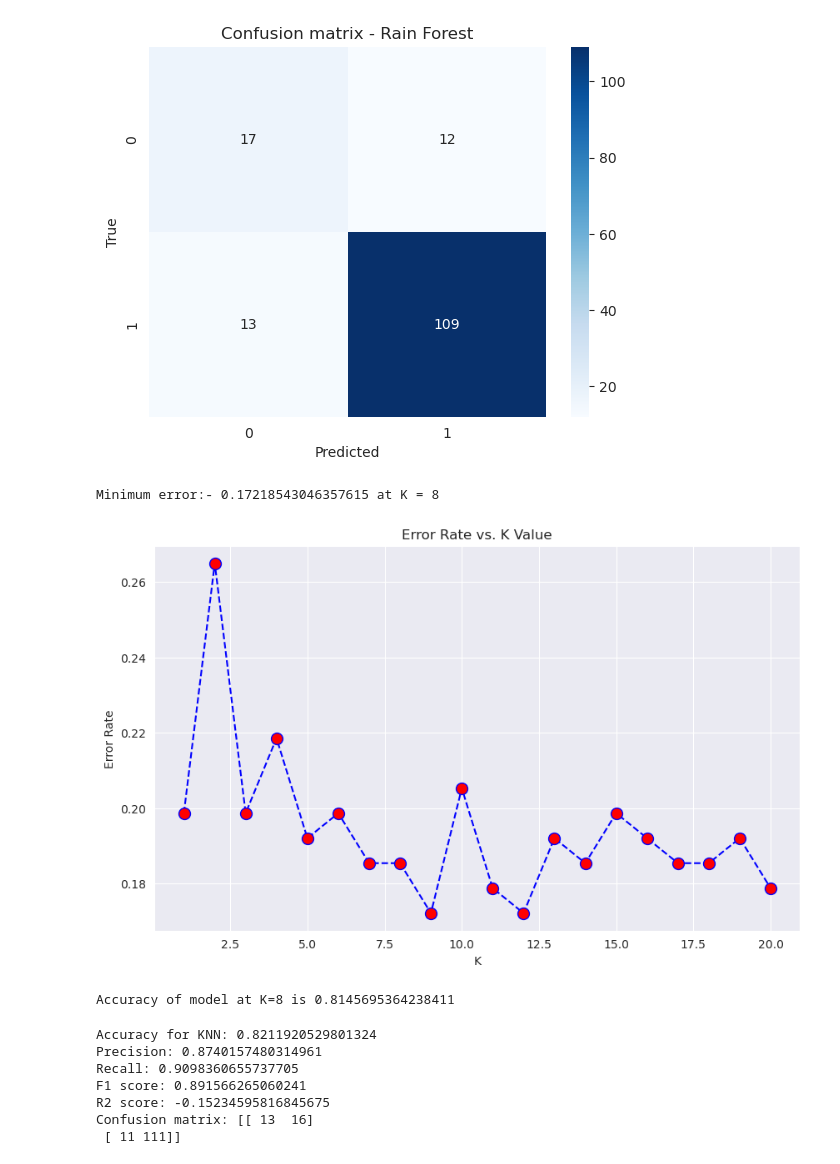
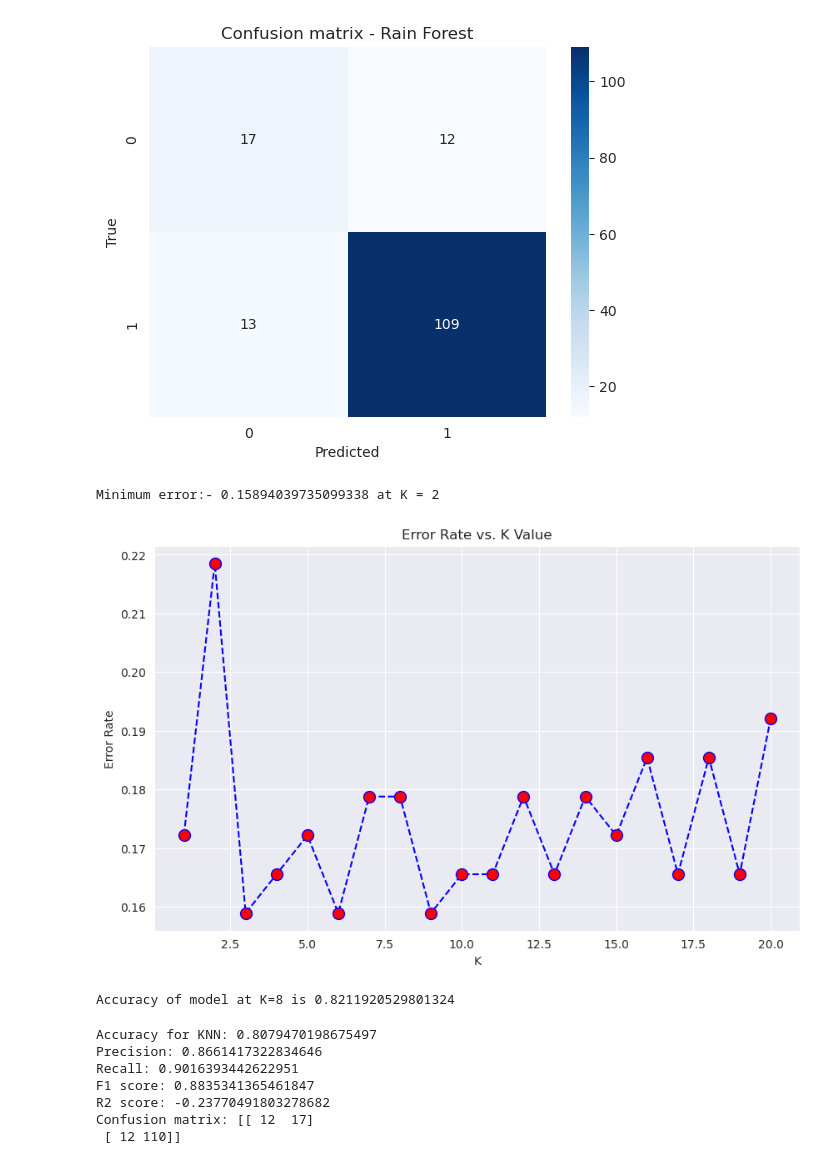
Before and after one commit to pcperera/attrition, a Jupyter notebook: Final1_From_descriptive-feature-engineering-combined.ipynb, the cells around one changed output. Drawn from its saved outputs; the diff is of its cells as text; code cells hidden in the pictures.

```diff
--- a/Final1_From_descriptive-feature-engineering-combined.ipynb
+++ b/Final1_From_descriptive-feature-engineering-combined.ipynb
@@ -294,3 +291,7 @@ temp_plot.bar_label(temp_plot.containers[0], labels=df_employee_for_modeling['Em
 plt.show()
 # %% [output]
 [figure]
+# %%
+# Split the dataset into training and testing sets
+
+X_train, X_test, y_train, y_test = train_test_split(df_employee_for_modeling[['Gender_Code', 'Material_Status_Code', 'Employment_Duration', 'Leave_Count']], df_employee_for_modeling['Is_Attrition'], test_size=0.2, random_state=55)
@@ -325,25 +330,22 @@ plt.show()
 # %% [output]
 [figure]
 # %%
-# Split the dataset into training and testing sets
-rf_x_train, rf_x_test, rf_y_train, rf_y_test = train_test_split(df_employee_for_modeling[['Gender_Code', 'Material_Status_Code', 'Employment_Duration', 'Leave_Count']], df_employee_for_modeling['Is_Attrition'], test_size=0.2, random_state=55)
+rf_model = RandomForestClassifier(n_estimators=100, random_state=42)
+rf_model.fit(X_train, y_train)
+rf_y_predicted = rf_model.predict(X_test)
 
-rf_model = RandomForestClassifier(n_estimators=100, random_state=42)
-rf_model.fit(rf_x_train, rf_y_train)
-rf_y_predicted = rf_model.predict(rf_x_test)
-
-rf_accuracy = accuracy_score(rf_y_test, rf_y_predicted)
+rf_accuracy = accuracy_score(y_test, rf_y_predicted)
 print(f'Accuracy Rain Forest: {rf_accuracy}')
-rf_precision = precision_score(rf_y_test, rf_y_predicted)
+rf_precision = precision_score(y_test, rf_y_predicted)
 print(f'Precision: {rf_precision}')
-rf_recall = recall_score(rf_y_test, rf_y_predicted)
+rf_recall = recall_score(y_test, rf_y_predicted)
 print(f'Recall: {rf_recall}')
-rf_f1 = f1_score(rf_y_test, rf_y_predicted)
+rf_f1 = f1_score(y_test, rf_y_predicted)
 print(f'F1 score: {rf_f1}')
-rf_r2 = r2_score(rf_y_test, rf_y_predicted)
+rf_r2 = r2_score(y_test, rf_y_predicted)
 print(f'R2 score: {rf_r2}')
 
-rf_confusion_matrix = confusion_matrix(rf_y_test, rf_y_predicted)
+rf_confusion_matrix = confusion_matrix(y_test, rf_y_predicted)
 print(f'Confusion matrix: {lr_confusion_matrix}')
 # %% [output]
 Accuracy Rain Forest: 0.8344370860927153
@@ -362,55 +364,54 @@ plt.show()
 # %% [output]
 [figure]
 # %%
-knn_x_train, knn_x_test, knn_y_train, knn_y_test = train_test_split(x, y, test_size=0.2, random_state=4)
 
 error_rate = []
 for i in range(1,21):
  knn = KNeighborsClassifier(n_neighbors=i)
- knn.fit(knn_x_train,knn_y_train)
- knn_y_predicted = knn.predict(knn_x_test)
- error_rate.append(np.mean(knn_y_predicted != knn_y_test))
+ knn.fit(X_train, y_train)
+ knn_y_predicted = knn.predict(X_test)
+ error_rate.append(np.mean(knn_y_predicted != y_test))
 
 plt.figure(figsize=(10,6))
 plt.plot(range(1,21),error_rate,color='blue', linestyle='dashed',
          marker='o',markerfacecolor='red', markersize=10)
 plt.title('Error Rate vs. K Value')
 plt.xlabel('K')
 plt.ylabel('Error Rate')
 print("Minimum error:-",min(error_rate),"at K =",error_rate.index(min(error_rate)))
 # %% [output]
-Minimum error:- 0.17218543046357615 at K = 8
+Minimum error:- 0.15894039735099338 at K = 2
-[figure, old version]
+[figure, new version]
 # %%
 #Train Model and Predict using KNN Classifier
 k = 8
-neigh = KNeighborsClassifier(n_neighbors = k).fit(knn_x_train,knn_y_train)
-knn_Pred_y = neigh.predict(knn_x_test)
-print("Accuracy of model at K=8 is",metrics.accuracy_score(knn_y_test, knn_Pred_y))
+neigh = KNeighborsClassifier(n_neighbors = k).fit(X_train, y_train)
+knn_Pred_y = neigh.predict(X_test)
+print("Accuracy of model at K=8 is",metrics.accuracy_score(y_test, knn_Pred_y))
 # %% [output]
-Accuracy of model at K=8 is 0.8145695364238411
+Accuracy of model at K=8 is 0.8211920529801324
 # %%
-knn_accuracy = accuracy_score(knn_y_test, knn_y_predicted)
+knn_accuracy = accuracy_score(y_test, knn_y_predicted)
 print(f'Accuracy for KNN: {knn_accuracy}')
-knn_precision = precision_score(knn_y_test, knn_y_predicted)
+knn_precision = precision_score(y_test, knn_y_predicted)
 print(f'Precision: {knn_precision}')
-knn_recall = recall_score(knn_y_test, knn_y_predicted)
+knn_recall = recall_score(y_test, knn_y_predicted)
 print(f'Recall: {knn_recall}')
-knn_f1 = f1_score(knn_y_test, knn_y_predicted)
+knn_f1 = f1_score(y_test, knn_y_predicted)
 print(f'F1 score: {knn_f1}')
-knn_r2 = r2_score(knn_y_test, knn_y_predicted)
+knn_r2 = r2_score(y_test, knn_y_predicted)
 print(f'R2 score: {knn_r2}')
 
-knn_confusion_matrix = confusion_matrix(knn_y_test, knn_y_predicted)
+knn_confusion_matrix = confusion_matrix(y_test, knn_y_predicted)
 print(f'Confusion matrix: {knn_confusion_matrix}')
 # %% [output]
-Accuracy for KNN: 0.8211920529801324
-Precision: 0.8740157480314961
-Recall: 0.9098360655737705
-F1 score: 0.891566265060241
-R2 score: -0.15234595816845675
-Confusion matrix: [[ 13  16]
- [ 11 111]]
+Accuracy for KNN: 0.8079470198675497
+Precision: 0.8661417322834646
+Recall: 0.9016393442622951
+F1 score: 0.8835341365461847
+R2 score: -0.23770491803278682
+Confusion matrix: [[ 12  17]
+ [ 12 110]]
 # %%
 seaborn.heatmap(knn_confusion_matrix, annot=True, cmap='Blues', fmt='.0f')
 plt.title('Confusion Matrix - KNN')
```
Also changed, not shown: parts of 13 cells of this notebook.
